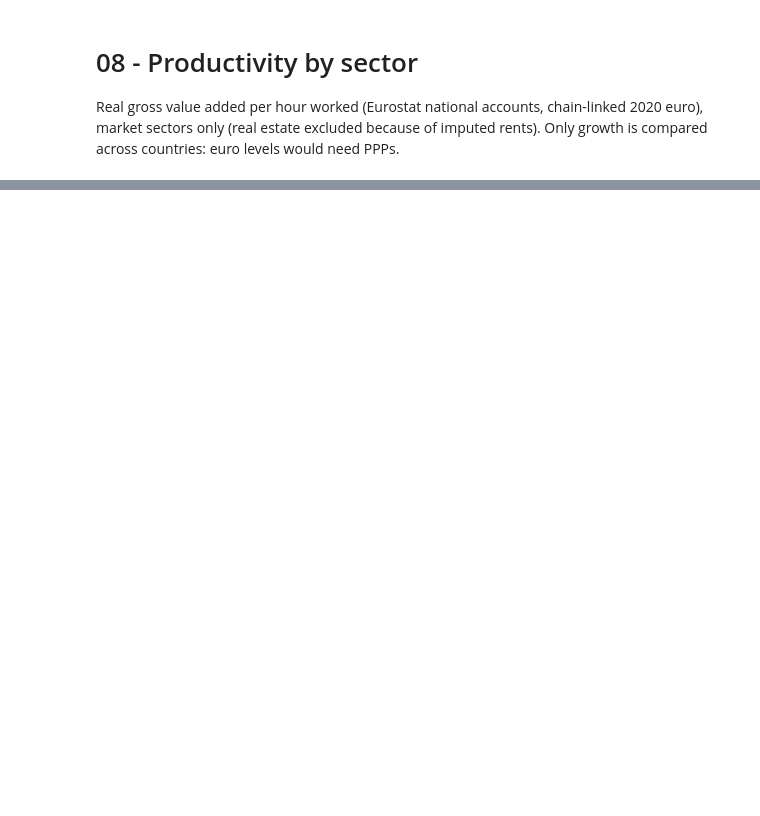
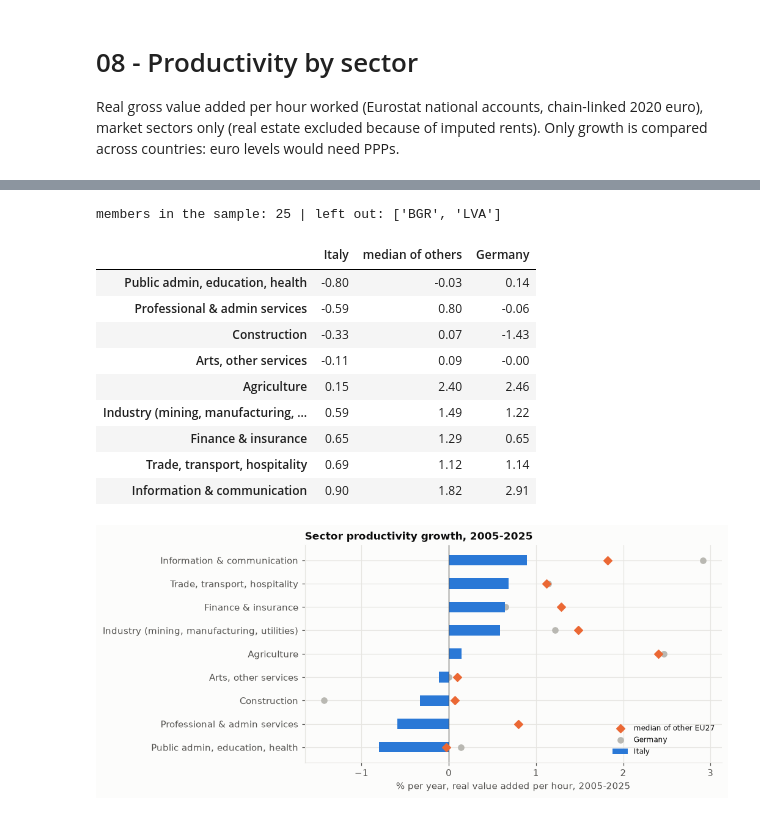
Before and after one commit to dbellavista/cifre-significative, a Jupyter notebook: notebooks/08_productivity_sectors.ipynb, the cells around one changed output, grey strips where cells are left out. Cells and saved outputs as stored; diff of their text form; code cells hidden in the pictures; blank space fills up the shorter version.

```diff
--- a/notebooks/08_productivity_sectors.ipynb
+++ b/notebooks/08_productivity_sectors.ipynb
@@ -33,16 +36,31 @@ y1 = int(agg[ITALY].dropna().index.max()); print("Last year:", y1, "| Italy:", r
 # %%
-# Sector productivity growth, 2005-2019 (average annual log growth), Italy vs the median of the other members
+# Sector productivity growth, 2005-2025 (average annual log growth), Italy vs the median of the other members; same sample as the shift-share below (members with all nine sections in both years)
+A, B = 2005, 2025  # 2025 is a first estimate (Eurostat release of 21 Oct 2026): Bulgaria and Latvia have no 2025 value added
+SAMPLE = [c for c in EU27_ISO3 if c in sectors.iso3.unique() and shift_share(sectors, c, A, B).notna().all()]; print("members in the sample:", len(SAMPLE), "| left out:", sorted(set(EU27_ISO3) - set(SAMPLE)))
 def sector_growth(a, b):
     p = sectors.pivot_table(index="iso3", columns=["nace_r2", "year"], values="prod")
     return pd.DataFrame({n: np.log(p[(n, b)] / p[(n, a)]) / (b - a) * 100 for n in MARKET_SECTORS})
-g = sector_growth(2005, 2019).loc[[c for c in EU27_ISO3 if c in sectors.iso3.unique()]]
+g = sector_growth(A, B).loc[SAMPLE]
 tab = pd.DataFrame({"Italy": g.loc[ITALY], "median of others": g.drop(ITALY).median(), "Germany": g.loc["DEU"]}).rename(index=SECTOR_LABELS).sort_values("Italy")
 fig, ax = plt.subplots(figsize=(8, 4.2)); yy = np.arange(len(tab))
 ax.scatter(tab["median of others"], yy, color=EU_C, s=40, zorder=3, label="median of other EU27", marker="D")
 ax.scatter(tab["Germany"], yy, color=PEER_C, s=36, zorder=2, label="Germany")
 ax.barh(yy, tab["Italy"], color=ITALY_C, height=0.45, zorder=2, label="Italy")
-ax.set_yticks(yy, tab.index); ax.axvline(0, color=INK2, lw=0.8); ax.set_xlabel("% per year, real value added per hour, 2005-2019")
-ax.set_title("Sector productivity growth, 2005-2019"); ax.legend(fontsize=8, loc="lower right"); save(fig, "08_sector_growth"); display(tab.round(2))
+ax.set_yticks(yy, tab.index); ax.axvline(0, color=INK2, lw=0.8); ax.set_xlabel("% per year, real value added per hour, 2005-2025")
+ax.set_title("Sector productivity growth, 2005-2025"); ax.legend(fontsize=8, loc="lower right"); save(fig, "08_sector_growth"); display(tab.round(2))
+# %% [output]
+members in the sample: 25 | left out: ['BGR', 'LVA']
+|  | Italy | median of others | Germany |
+| Public admin, education, health | -0.80 | -0.03 | 0.14 |
+| Professional & admin services | -0.59 | 0.80 | -0.06 |
+| Construction | -0.33 | 0.07 | -1.43 |
+| Arts, other services | -0.11 | 0.09 | -0.00 |
+| Agriculture | 0.15 | 2.40 | 2.46 |
+| Industry (mining, manufacturing, ... | 0.59 | 1.49 | 1.22 |
+| Finance & insurance | 0.65 | 1.29 | 0.65 |
+| Trade, transport, hospitality | 0.69 | 1.12 | 1.14 |
+| Information & communication | 0.90 | 1.82 | 2.91 |
+[figure, added]
 # %%
 # Shift-share: within-sector productivity vs reallocation of hours across sectors (percent change in aggregate productivity)
 countries = ["ITA", "DEU", "FRA", "ESP", "PRT", "GRC"]
```
Also changed, not shown: parts of 4 cells of this notebook, 16 other files.
